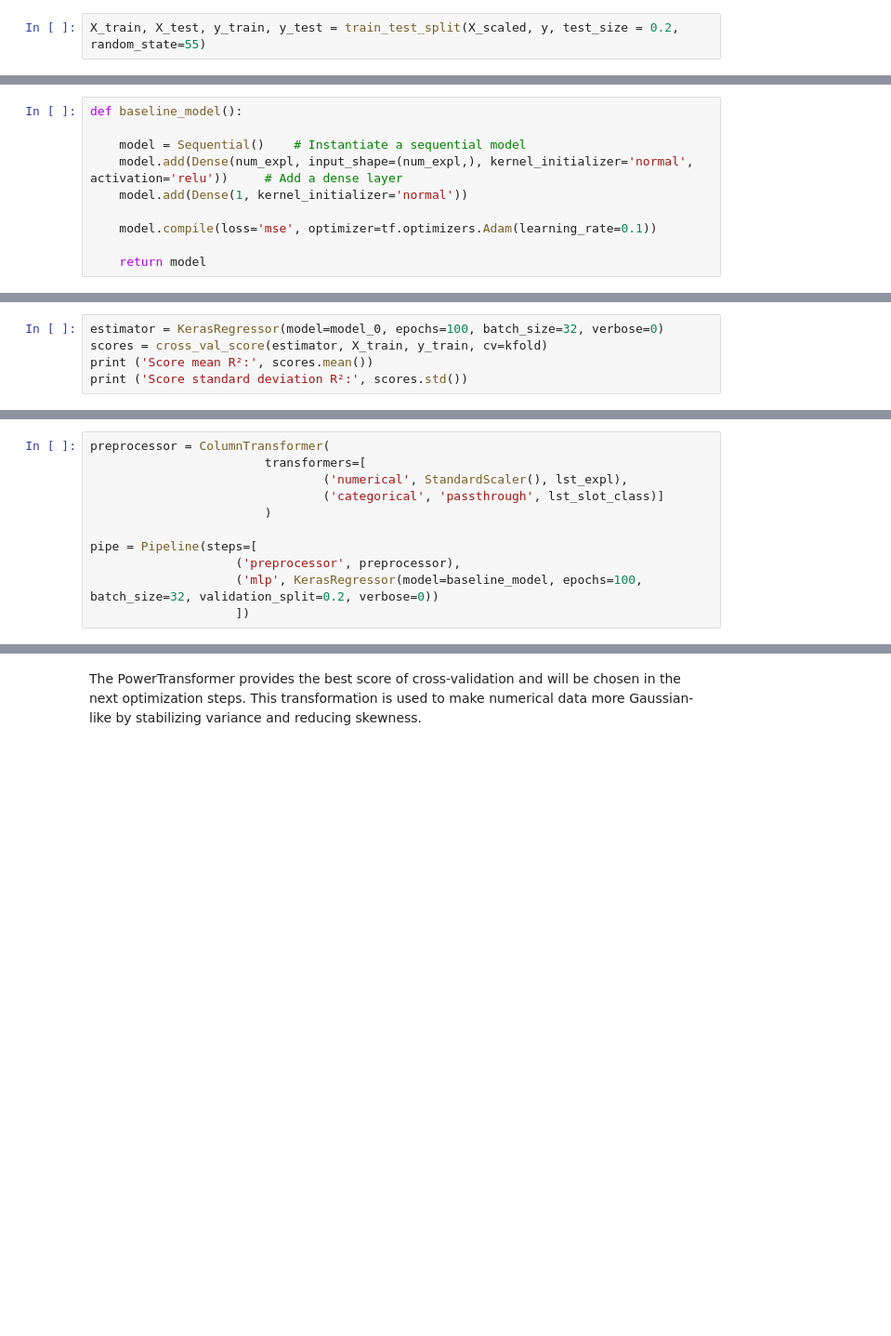
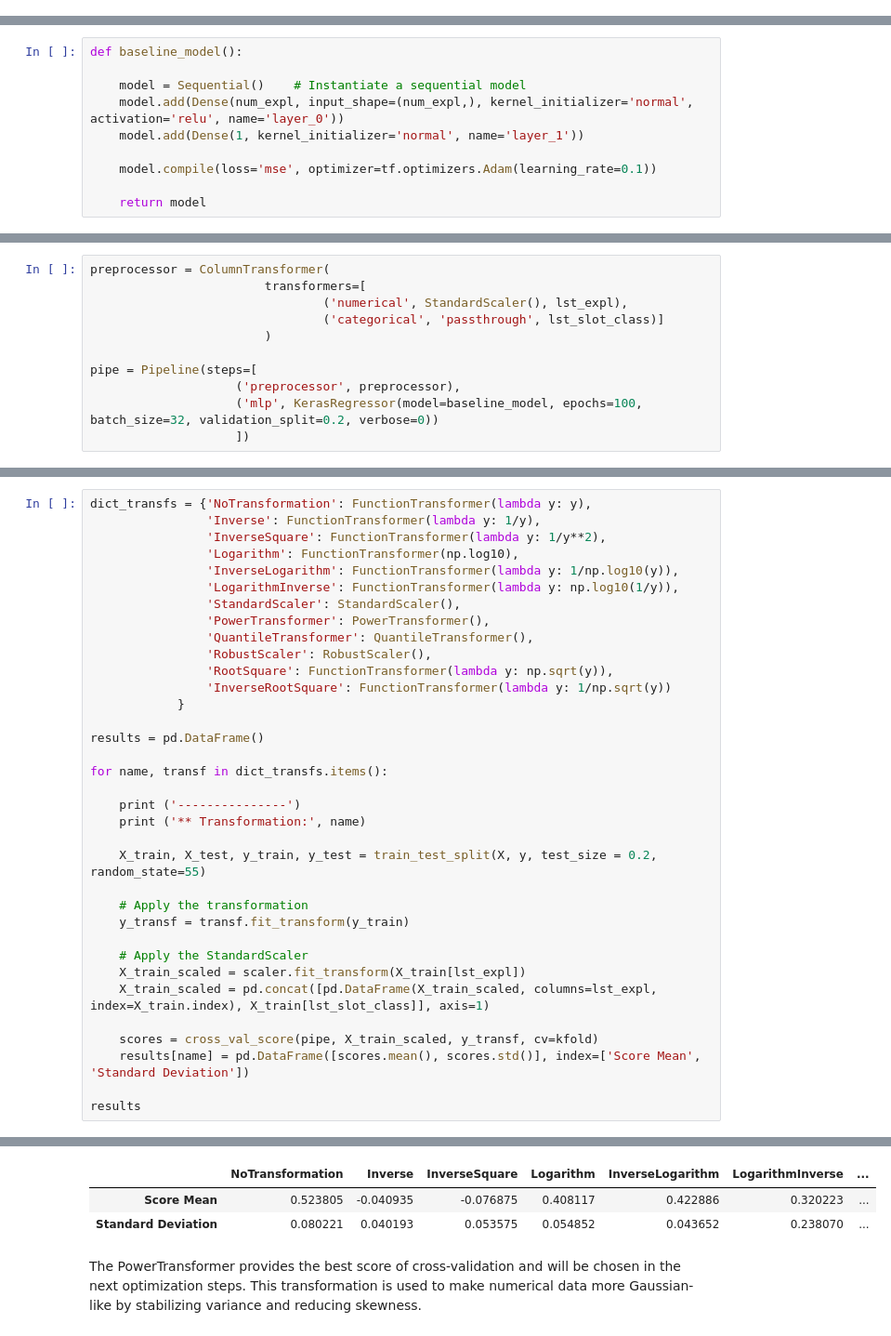
Before and after one commit to francoisbrouet/sep24_cds_int_us-welding, a Jupyter notebook: 5-neural_network_03_long_displacements.ipynb, the cells around one changed output, grey strips where cells are left out. Shown: that part at 93% size. Cells and saved outputs as stored; diff of their text form; blank space fills up the shorter version.

```diff
--- a/5-neural_network_03_long_displacements.ipynb
+++ b/5-neural_network_03_long_displacements.ipynb
@@ -81,8 +82,6 @@ y = df_params[[target]]
 # %%
 # We store the number of explicative variables for later
 num_expl = X.shape[1]
-# %%
-X_train, X_test, y_train, y_test = train_test_split(X_scaled, y, test_size = 0.2, random_state=55)
 # %% [markdown]
 # Prediction of the Normalized Relative Displacement Deviation of the output displacement
 # %% [markdown]
@@ -97,8 +96,8 @@ We start with the baseline model: the model has a Dense hidden layer with the sa
 def baseline_model():
 
     model = Sequential()    # Instantiate a sequential model
-    model.add(Dense(num_expl, input_shape=(num_expl,), kernel_initializer='normal', activation='relu'))     # Add a dense layer
-    model.add(Dense(1, kernel_initializer='normal'))
+    model.add(Dense(num_expl, input_shape=(num_expl,), kernel_initializer='normal', activation='relu', name='layer_0'))
+    model.add(Dense(1, kernel_initializer='normal', name='layer_1'))
 
     model.compile(loss='mse', optimizer=tf.optimizers.Adam(learning_rate=0.1))
 
@@ -125,5 +104,0 @@ The Adam optimization algorithm is used and the mean squared error loss function
-# %%
-estimator = KerasRegressor(model=model_0, epochs=100, batch_size=32, verbose=0)
-scores = cross_val_score(estimator, X_train, y_train, cv=kfold)
-print ('Score mean R²:', scores.mean())
-print ('Score standard deviation R²:', scores.std())
@@ -237,0 +170,36 @@ WARNING:tensorflow:Value in checkpoint could not be found in the restored object
+# %%
+dict_transfs = {'NoTransformation': FunctionTransformer(lambda y: y),
+                'Inverse': FunctionTransformer(lambda y: 1/y),
+                'InverseSquare': FunctionTransformer(lambda y: 1/y**2),
+                'Logarithm': FunctionTransformer(np.log10),
+                'InverseLogarithm': FunctionTransformer(lambda y: 1/np.log10(y)),
+                'LogarithmInverse': FunctionTransformer(lambda y: np.log10(1/y)),
+                'StandardScaler': StandardScaler(),
+                'PowerTransformer': PowerTransformer(),
+                'QuantileTransformer': QuantileTransformer(),
+                'RobustScaler': RobustScaler(),
+                'RootSquare': FunctionTransformer(lambda y: np.sqrt(y)),
+                'InverseRootSquare': FunctionTransformer(lambda y: 1/np.sqrt(y))
+            }
+
+results = pd.DataFrame()
+
+for name, transf in dict_transfs.items():
+
+    print ('---------------')
+    print ('** Transformation:', name)
+
+    X_train, X_test, y_train, y_test = train_test_split(X, y, test_size = 0.2, random_state=55)
+
+    # Apply the transformation
+    y_transf = transf.fit_transform(y_train)
+
+    # Apply the StandardScaler
+    X_train_scaled = scaler.fit_transform(X_train[lst_expl])
+    X_train_scaled = pd.concat([pd.DataFrame(X_train_scaled, columns=lst_expl, index=X_train.index), X_train[lst_slot_class]], axis=1)
+
+    scores = cross_val_score(pipe, X_train_scaled, y_transf, cv=kfold)
+    results[name] = pd.DataFrame([scores.mean(), scores.std()], index=['Score Mean', 'Standard Deviation'])
+
+results
+# %% [output]
@@ -238,3 +223,6 @@ WARNING:tensorflow:Value in checkpoint could not be found in the restored object
+|  | NoTransformation | Inverse | InverseSquare | Logarithm | InverseLogarithm | LogarithmInverse | ... |
+| Score Mean | 0.523805 | -0.040935 | -0.076875 | 0.408117 | 0.422886 | 0.320223 | ... |
+| Standard Deviation | 0.080221 | 0.040193 | 0.053575 | 0.054852 | 0.043652 | 0.238070 | ... |
 # %% [markdown]
 The PowerTransformer provides the best score of cross-validation and will be chosen in the next optimization steps. This transformation is used to make numerical data more Gaussian-like by stabilizing variance and reducing skewness.
 # %% [markdown]
```
Also changed, not shown: parts of 42 cells of this notebook, 5 other files.
